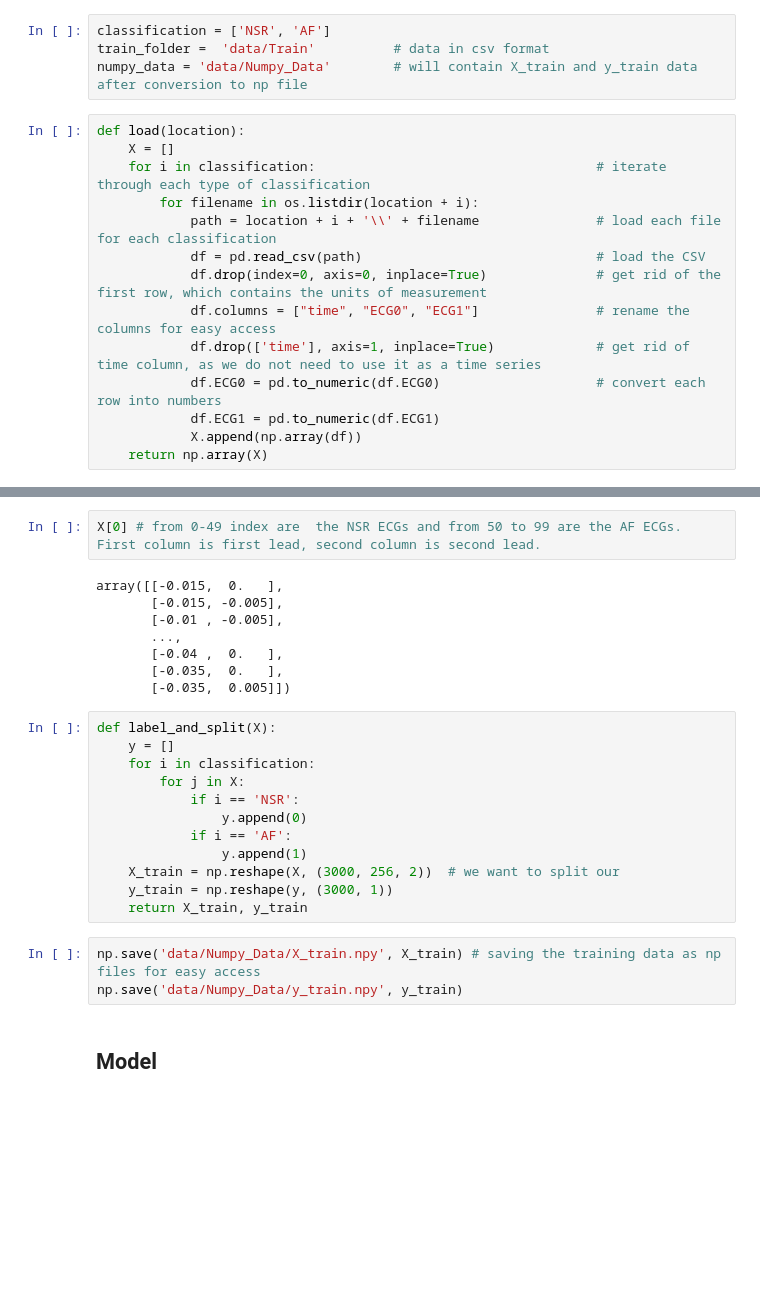
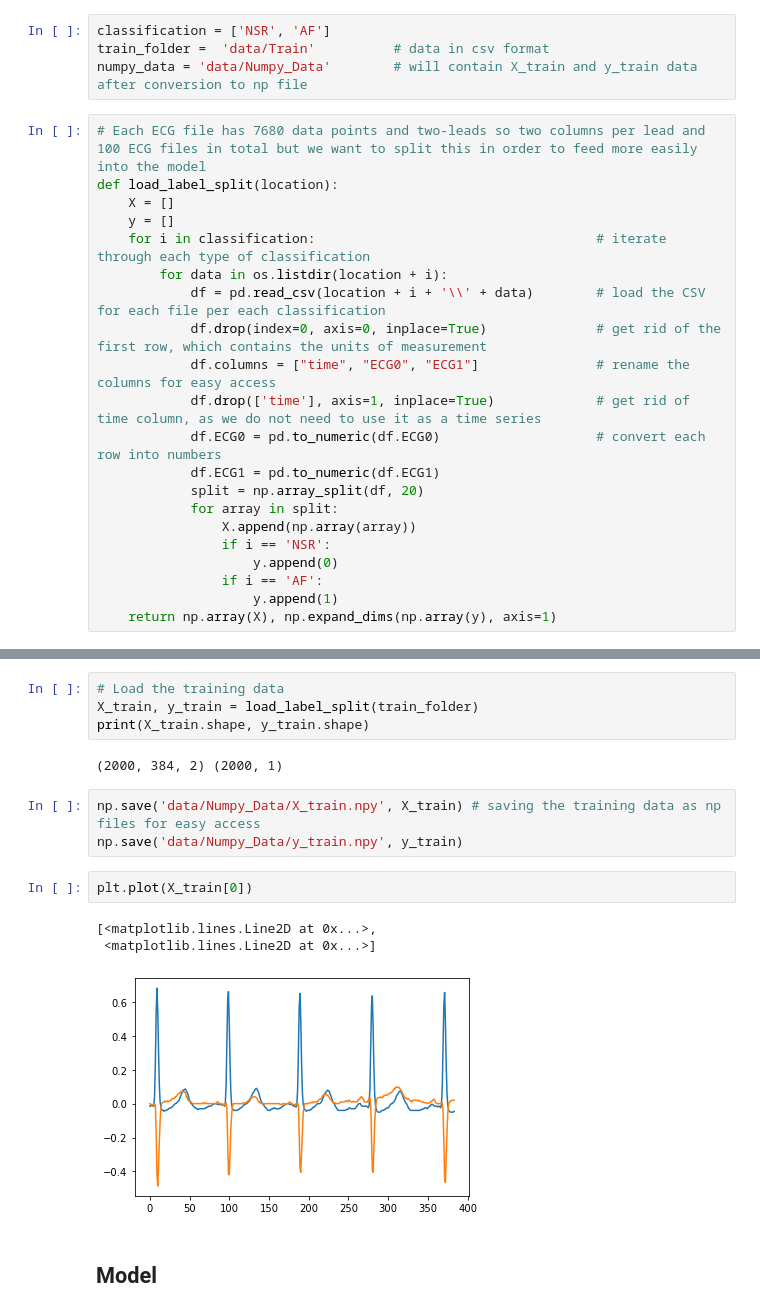
Before and after one commit to Assassinsarms/Classification-of-AF-Onset-from-ECG-data-using-a-1D-Convolutional-Neural-Network-and-Random-Forest, a Jupyter notebook: Aaron_Mir_INM701_Coursework.ipynb, the cells around one changed output, grey strips where cells are left out. Saved outputs shown, nothing was run; the diff lists cells and outputs as text; blank space fills up the shorter version.

Commit message:
Added to Model

```diff
--- a/Aaron_Mir_INM701_Coursework.ipynb
+++ b/Aaron_Mir_INM701_Coursework.ipynb
@@ -62,16 +62,23 @@ classification = ['NSR', 'AF']
 train_folder =  'data/Train'          # data in csv format
 numpy_data = 'data/Numpy_Data'        # will contain X_train and y_train data after conversion to np file
 # %%
-def load(location):
+# Each ECG file has 7680 data points and two-leads so two columns per lead and 100 ECG files in total but we want to split this in order to feed more easily into the model
+def load_label_split(location):
     X = []
+    y = []
     for i in classification:                                    # iterate through each type of classification
-        for filename in os.listdir(location + i):
-            path = location + i + '\\' + filename               # load each file for each classification
-            df = pd.read_csv(path)                              # load the CSV
+        for data in os.listdir(location + i):
+            df = pd.read_csv(location + i + '\\' + data)        # load the CSV for each file per each classification
             df.drop(index=0, axis=0, inplace=True)              # get rid of the first row, which contains the units of measurement
             df.columns = ["time", "ECG0", "ECG1"]               # rename the columns for easy access
             df.drop(['time'], axis=1, inplace=True)             # get rid of time column, as we do not need to use it as a time series
             df.ECG0 = pd.to_numeric(df.ECG0)                    # convert each row into numbers
             df.ECG1 = pd.to_numeric(df.ECG1)
-            X.append(np.array(df))
-    return np.array(X)
+            split = np.array_split(df, 20)
+            for array in split:
+                X.append(np.array(array))
+                if i == 'NSR':
+                    y.append(0)
+                if i == 'AF':
+                    y.append(1)
+    return np.array(X), np.expand_dims(np.array(y), axis=1)
@@ -90,28 +85,18 @@ plt.plot(X[0])
-# %%
-X[0] # from 0-49 index are  the NSR ECGs and from 50 to 99 are the AF ECGs. First column is first lead, second column is second lead.
-# %% [output]
-array([[-0.015,  0.   ],
-       [-0.015, -0.005],
-       [-0.01 , -0.005],
-       ...,
-       [-0.04 ,  0.   ],
-       [-0.035,  0.   ],
-       [-0.035,  0.005]])
-# %%
-def label_and_split(X):
-    y = []
-    for i in classification:
-        for j in X:
-            if i == 'NSR':
-                y.append(0)
-            if i == 'AF':
-                y.append(1)
-    X_train = np.reshape(X, (3000, 256, 2))  # we want to split our
-    y_train = np.reshape(y, (3000, 1))
-    return X_train, y_train
+# %%
+# Load the training data
+X_train, y_train = load_label_split(train_folder)
+print(X_train.shape, y_train.shape)
+# %% [output]
+(2000, 384, 2) (2000, 1)
 # %%
 np.save('data/Numpy_Data/X_train.npy', X_train) # saving the training data as np files for easy access
 np.save('data/Numpy_Data/y_train.npy', y_train)
+# %%
+plt.plot(X_train[0])
+# %% [output]
+[<matplotlib.lines.Line2D at 0x...>,
+ <matplotlib.lines.Line2D at 0x...>]
+[figure, added]
 # %% [markdown]
 ## Model
 # %%
```
Also changed, not shown: parts of 7 cells of this notebook, 2 other files.
